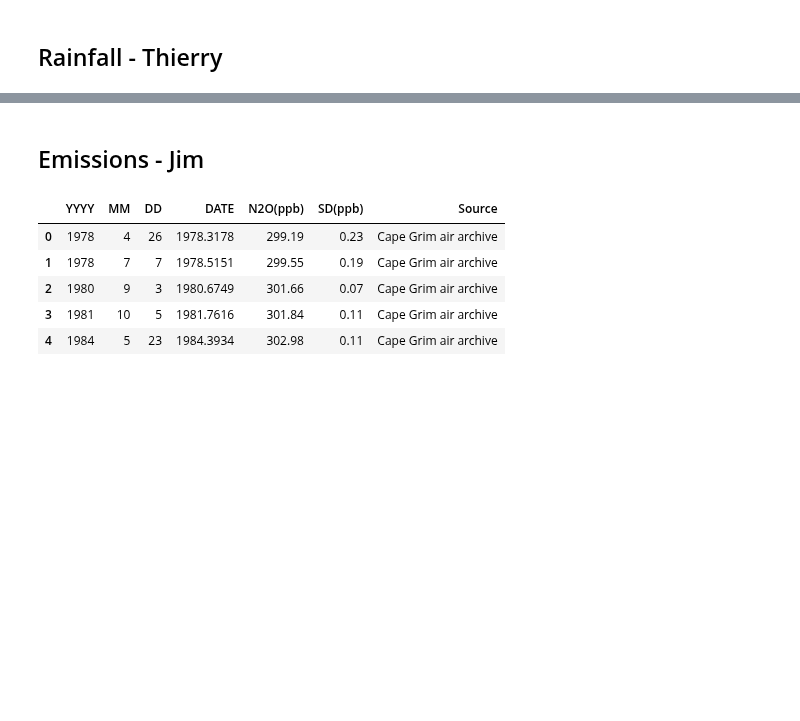
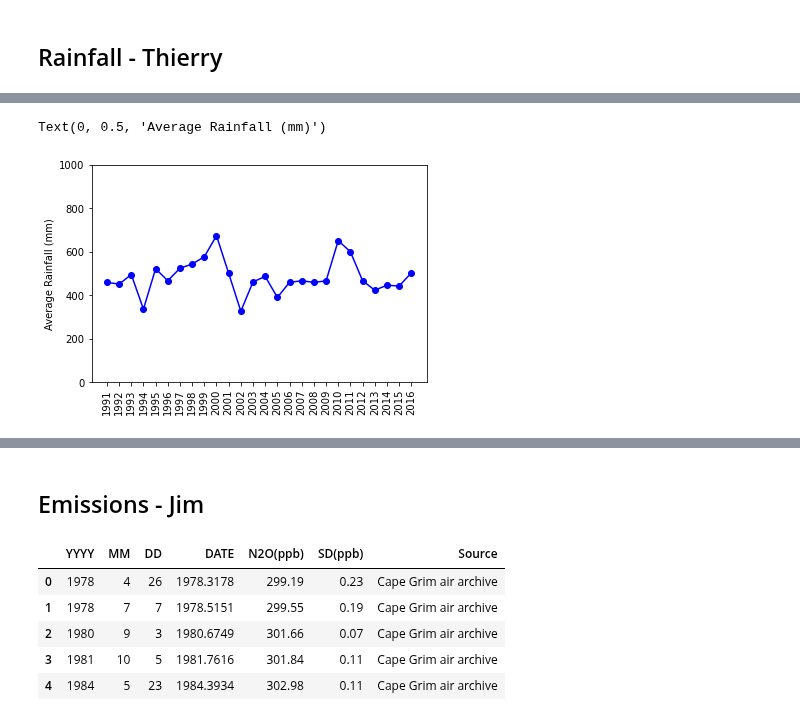
Before and after one commit to thierzon/disney-donut-project, a Jupyter notebook: data_final.ipynb, the cells around one changed output, grey strips where cells are left out. Cells and saved outputs as stored; diff of their text form; code cells hidden in the pictures; blank space fills up the shorter version.

```diff
--- a/data_final.ipynb
+++ b/data_final.ipynb
@@ -197,0 +173,25 @@ Text(0, 0.5, 'Total Rainfall (mm)')
+# %%
+# Australia Average Rainfall - Data and Plots
+
+# Read CSV from file
+rf_au_data = pd.read_csv(os.path.join("Resources","pr_1901_2016_AUS.csv"))
+
+# Group by year to generate the yearly average
+rf_au_gb = rf_au_data.groupby([" Year"]).sum()
+rf_au_df = rf_au_gb
+rf_au_df = rf_au_df.rename(columns={"Rainfall - (MM)":"Average Rainfall (mm)"})
+rf_au_df["Year"] = rf_au_df.index
+rf_au_df = rf_au_df.reset_index()
+rf_au_df = rf_au_df[["Year", "Average Rainfall (mm)"]]
+
+# Filter data for 1991 onwards
+rf_au_df = rf_au_df.loc[rf_au_df['Year'] > 1990, :]
+# %%
+# Print plot for Australia average rainfall
+plt.plot(rf_au_df["Year"], rf_au_df["Average Rainfall (mm)"], marker="o", color="blue")
+plt.xticks(rf_au_df["Year"], rotation=90)
+plt.ylim(0,1000)
+plt.ylabel("Average Rainfall (mm)")
+# %% [output]
+Text(0, 0.5, 'Average Rainfall (mm)')
+[figure, added]
```
Also changed, not shown: parts of 14 cells of this notebook, 2 other files.
